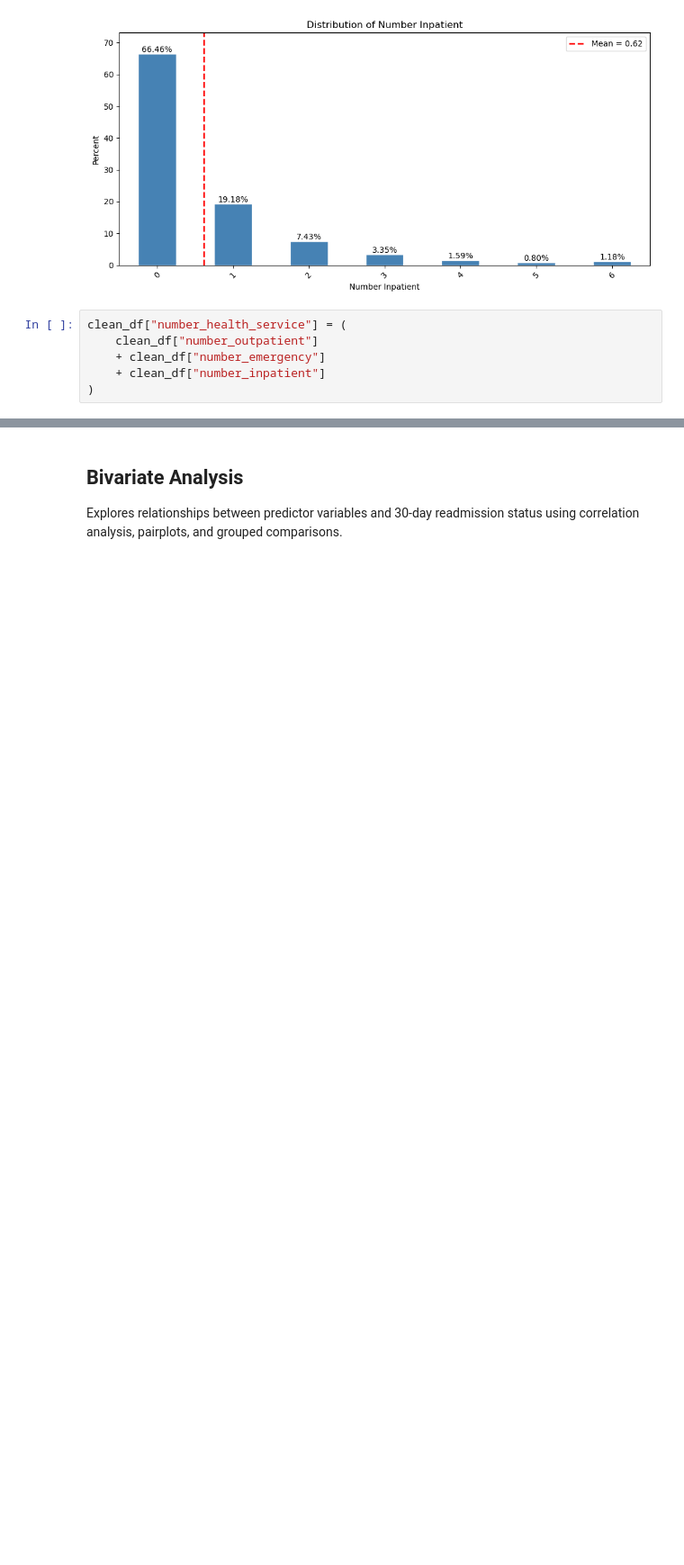
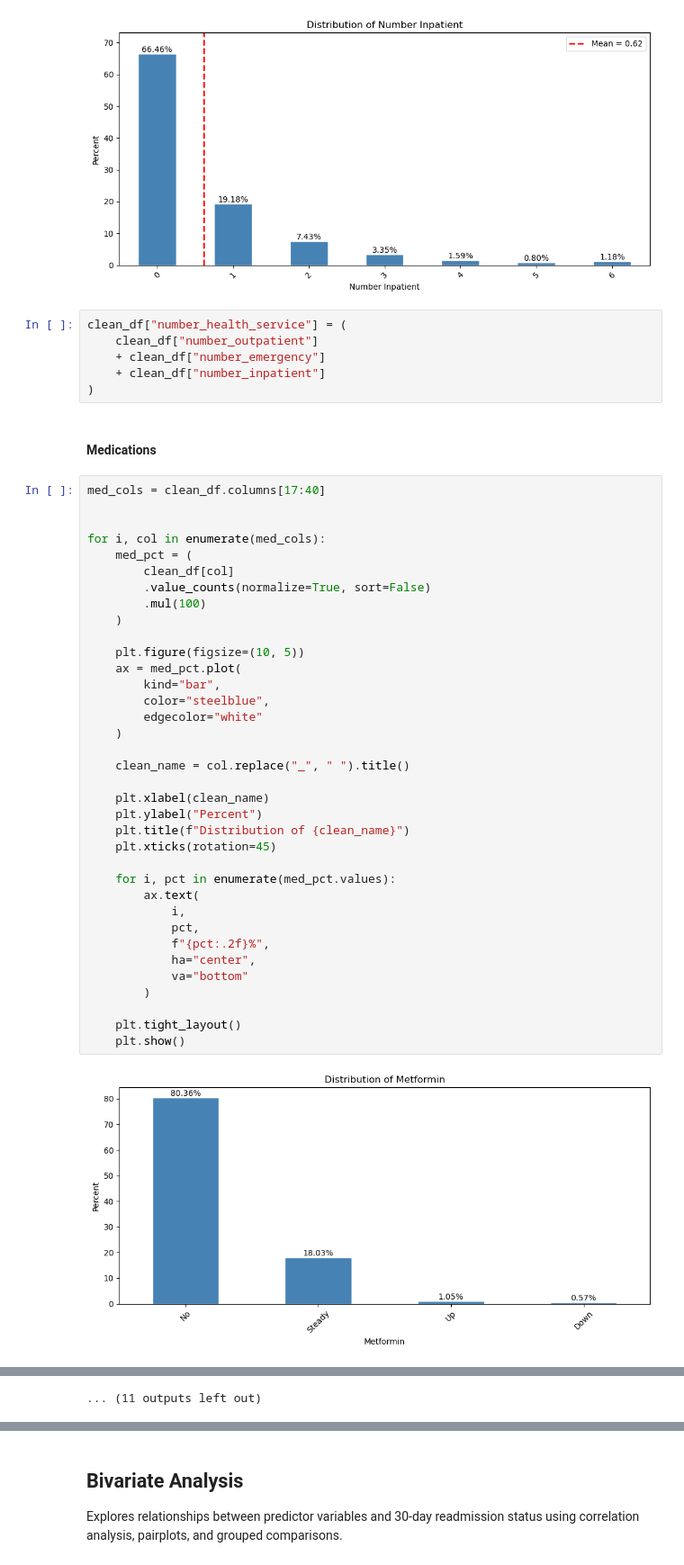
Before and after one commit to RayofData/30-Day-Hospital-Readmission-Analysis, a Jupyter notebook: EDA.ipynb, the cells around one changed output, grey strips where cells are left out. Shown at 90% size. Drawn from its saved outputs; the diff is of its cells as text; blank space fills up the shorter version.

Commit message:
added new graphs for drugs, created new features based on drug changes.

```diff
--- a/EDA.ipynb
+++ b/EDA.ipynb
@@ -848,3 +850,43 @@ clean_df["number_health_service"] = (
     + clean_df["number_emergency"]
     + clean_df["number_inpatient"]
 )
+# %% [markdown]
+#### Medications
+# %%
+med_cols = clean_df.columns[17:40]
+
+
+for i, col in enumerate(med_cols):
+    med_pct = (
+        clean_df[col]
+        .value_counts(normalize=True, sort=False)
+        .mul(100)
+    )
+
+    plt.figure(figsize=(10, 5))
+    ax = med_pct.plot(
+        kind="bar",
+        color="steelblue",
+        edgecolor="white"
+    )
+
+    clean_name = col.replace("_", " ").title()
+
+    plt.xlabel(clean_name)
+    plt.ylabel("Percent")
+    plt.title(f"Distribution of {clean_name}")
+    plt.xticks(rotation=45)
+
+    for i, pct in enumerate(med_pct.values):
+        ax.text(
+            i,
+            pct,
+            f"{pct:.2f}%",
+            ha="center",
+            va="bottom"
+        )
+
+    plt.tight_layout()
+    plt.show()
+# %% [output]
+[figure, added]
@@ -850,0 +904 @@ clean_df["number_health_service"] = (
+... (11 outputs left out)
```
Also changed, not shown: parts of 9 cells of this notebook.
